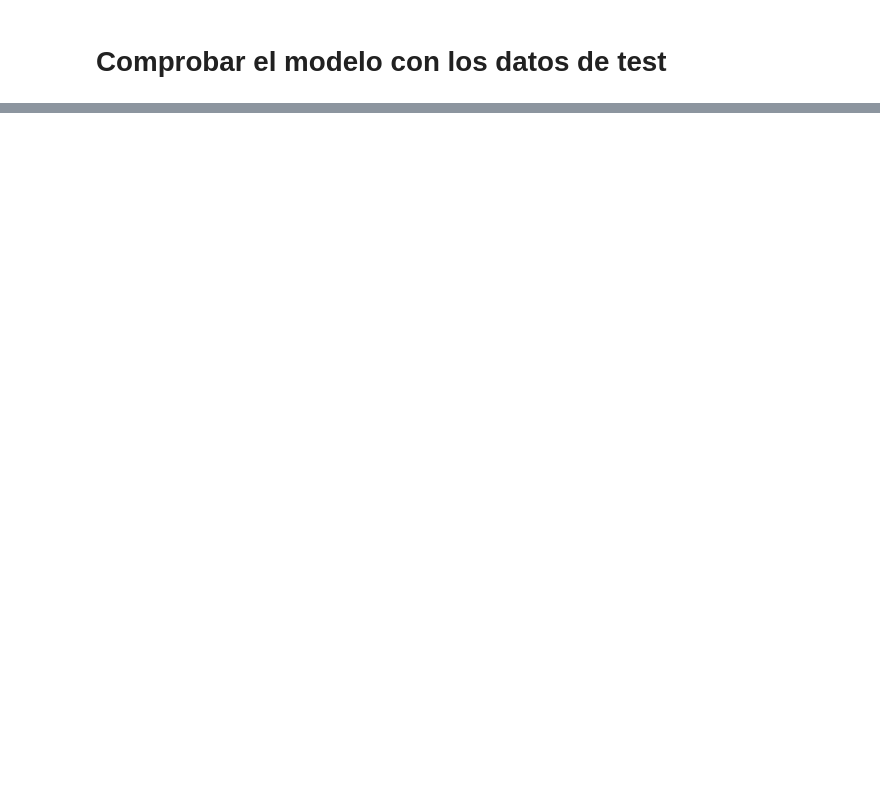
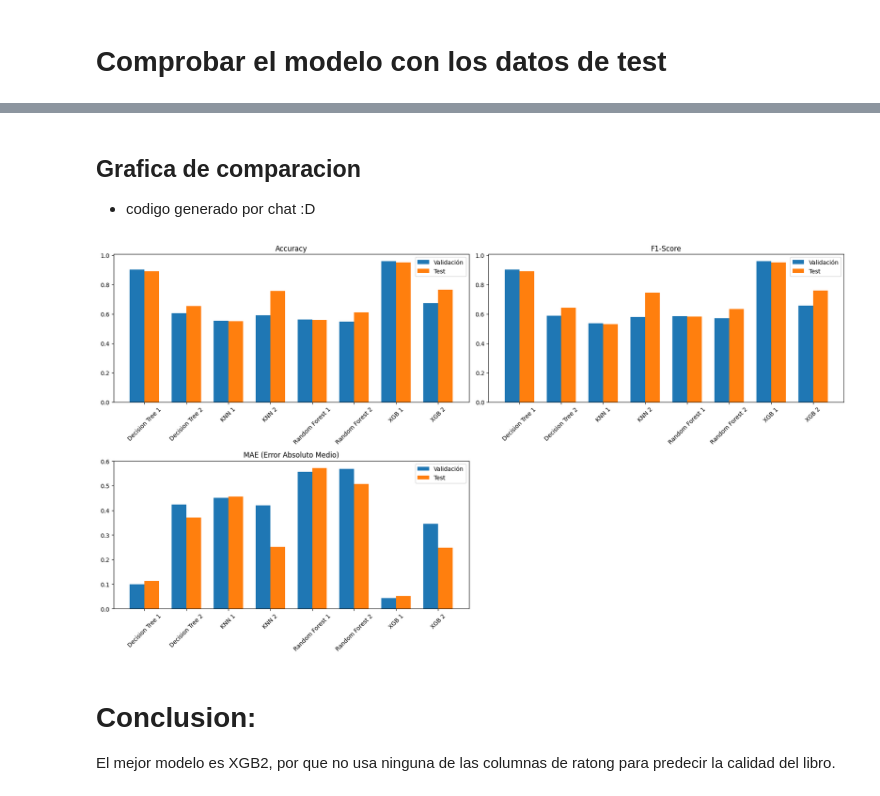
Before and after one commit to OlimpiaGarcia/Book_algorithm, a Jupyter notebook: Model_1.ipynb, the cells around one changed output, grey strips where cells are left out. Drawn from its saved outputs; the diff is of its cells as text; code cells hidden in the pictures; blank space fills up the shorter version.

```diff
--- a/Model_1.ipynb
+++ b/Model_1.ipynb
@@ -785,0 +968,3 @@ Name: count, dtype: int64
+# %%
+df_test = comparar_modelos(model_results_test, model_names)
+df_test
@@ -785,0 +1000,6 @@ Name: count, dtype: int64
+# %%
+df_comparacion = df_results.merge(
+  df_test,
+  on="Modelo",
+  suffixes=("_validacion", "_test")
+)
@@ -785,0 +1018,44 @@ Name: count, dtype: int64
+# %% [markdown]
+## Grafica de comparacion
+* codigo generado por chat :D
+# %%
+x = np.arange(len(df_comparacion["Modelo"]))
+width = 0.35
+
+fig, axes = plt.subplots(2, 2, figsize=(18, 10))
+axes = axes.flatten()
+
+# Accuracy
+axes[0].bar(x - width/2, df_comparacion["Accuracy_validacion"], width, label="Validación")
+axes[0].bar(x + width/2, df_comparacion["Accuracy_test"], width, label="Test")
+axes[0].set_title("Accuracy")
+axes[0].set_xticks(x)
+axes[0].set_xticklabels(df_comparacion["Modelo"], rotation=45)
+axes[0].legend()
+
+# F1 Score
+axes[1].bar(x - width/2, df_comparacion["F1-Score_validacion"], width, label="Validación")
+axes[1].bar(x + width/2, df_comparacion["F1-Score_test"], width, label="Test")
+axes[1].set_title("F1-Score")
+axes[1].set_xticks(x)
+axes[1].set_xticklabels(df_comparacion["Modelo"], rotation=45)
+axes[1].legend()
+
+# MAE
+axes[2].bar(x - width/2, df_comparacion["MAE_validacion"], width, label="Validación")
+axes[2].bar(x + width/2, df_comparacion["MAE_test"], width, label="Test")
+axes[2].set_title("MAE (Error Absoluto Medio)")
+axes[2].set_xticks(x)
+axes[2].set_xticklabels(df_comparacion["Modelo"], rotation=45)
+axes[2].legend()
+
+# Ocultar el 4to subplot vacío
+axes[3].axis('off')
+
+plt.tight_layout()
+plt.show()
+# %% [output]
+[figure, added]
+# %% [markdown]
+# Conclusion:
+El mejor modelo es XGB2, por que no usa ninguna de las columnas de ratong para predecir la calidad del libro.
```
Also changed, not shown: parts of 61 cells of this notebook.
